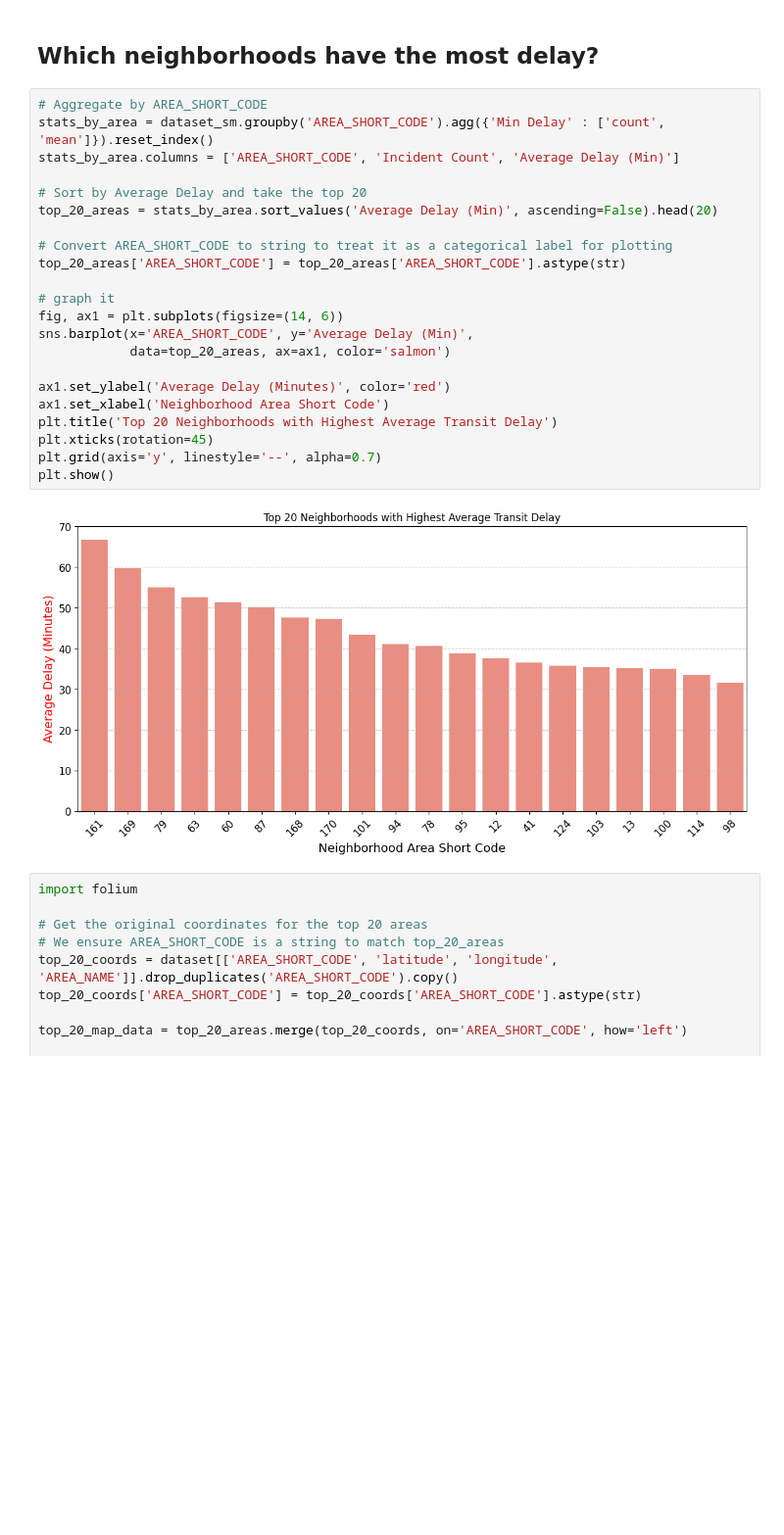
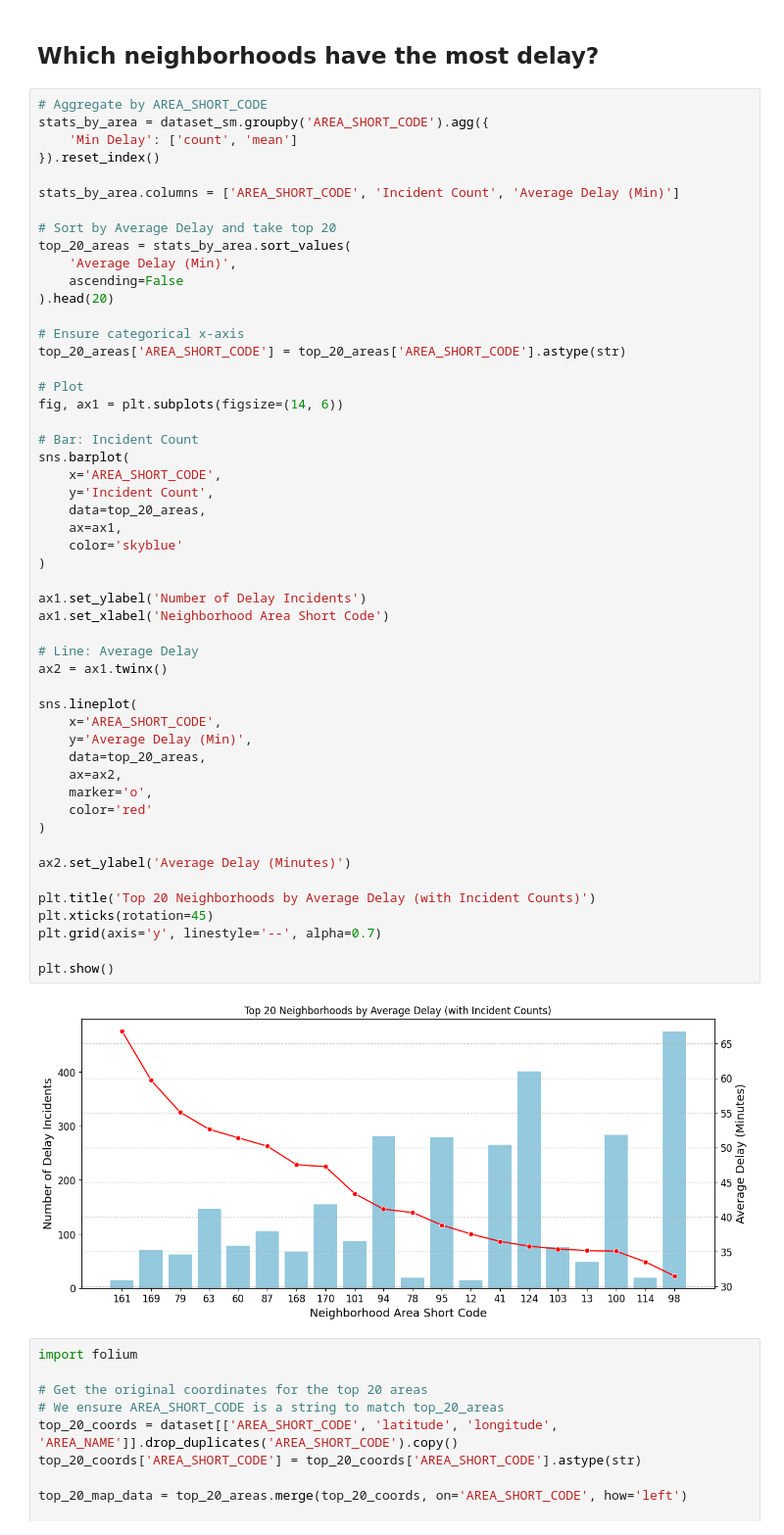
Before and after one commit to dchen-cmyk/uw-ml-course-project, a Jupyter notebook: predict_fewer_features_with_weather.ipynb, the cells around one changed output. Shown at 98% size. Cells and saved outputs as stored; diff of their text form; blank space fills up the shorter version.

Commit message:
add weather graphs, cleanup unused cells

```diff
--- a/predict_fewer_features_with_weather.ipynb
+++ b/predict_fewer_features_with_weather.ipynb
@@ -207,28 +237,57 @@ We can see that while we have fewer incidents on Sundays, the average delay is a
 ## Which neighborhoods have the most delay?
 # %%
 # Aggregate by AREA_SHORT_CODE
-stats_by_area = dataset_sm.groupby('AREA_SHORT_CODE').agg({'Min Delay' : ['count', 'mean']}).reset_index()
+stats_by_area = dataset_sm.groupby('AREA_SHORT_CODE').agg({
+    'Min Delay': ['count', 'mean']
+}).reset_index()
+
 stats_by_area.columns = ['AREA_SHORT_CODE', 'Incident Count', 'Average Delay (Min)']
 
-# Sort by Average Delay and take the top 20
-top_20_areas = stats_by_area.sort_values('Average Delay (Min)', ascending=False).head(20)
+# Sort by Average Delay and take top 20
+top_20_areas = stats_by_area.sort_values(
+    'Average Delay (Min)',
+    ascending=False
+).head(20)
 
-# Convert AREA_SHORT_CODE to string to treat it as a categorical label for plotting
+# Ensure categorical x-axis
 top_20_areas['AREA_SHORT_CODE'] = top_20_areas['AREA_SHORT_CODE'].astype(str)
 
-# graph it
+# Plot
 fig, ax1 = plt.subplots(figsize=(14, 6))
-sns.barplot(x='AREA_SHORT_CODE', y='Average Delay (Min)',
-            data=top_20_areas, ax=ax1, color='salmon')
 
-ax1.set_ylabel('Average Delay (Minutes)', color='red')
+# Bar: Incident Count
+sns.barplot(
+    x='AREA_SHORT_CODE',
+    y='Incident Count',
+    data=top_20_areas,
+    ax=ax1,
+    color='skyblue'
+)
+
+ax1.set_ylabel('Number of Delay Incidents')
 ax1.set_xlabel('Neighborhood Area Short Code')
-plt.title('Top 20 Neighborhoods with Highest Average Transit Delay')
+
+# Line: Average Delay
+ax2 = ax1.twinx()
+
+sns.lineplot(
+    x='AREA_SHORT_CODE',
+    y='Average Delay (Min)',
+    data=top_20_areas,
+    ax=ax2,
+    marker='o',
+    color='red'
+)
+
+ax2.set_ylabel('Average Delay (Minutes)')
+
+plt.title('Top 20 Neighborhoods by Average Delay (with Incident Counts)')
 plt.xticks(rotation=45)
 plt.grid(axis='y', linestyle='--', alpha=0.7)
+
 plt.show()
 # %% [output]
-[figure, old version]
+[figure, new version]
 # %%
 import folium
 
```
Also changed, not shown: parts of 14 cells of this notebook.
